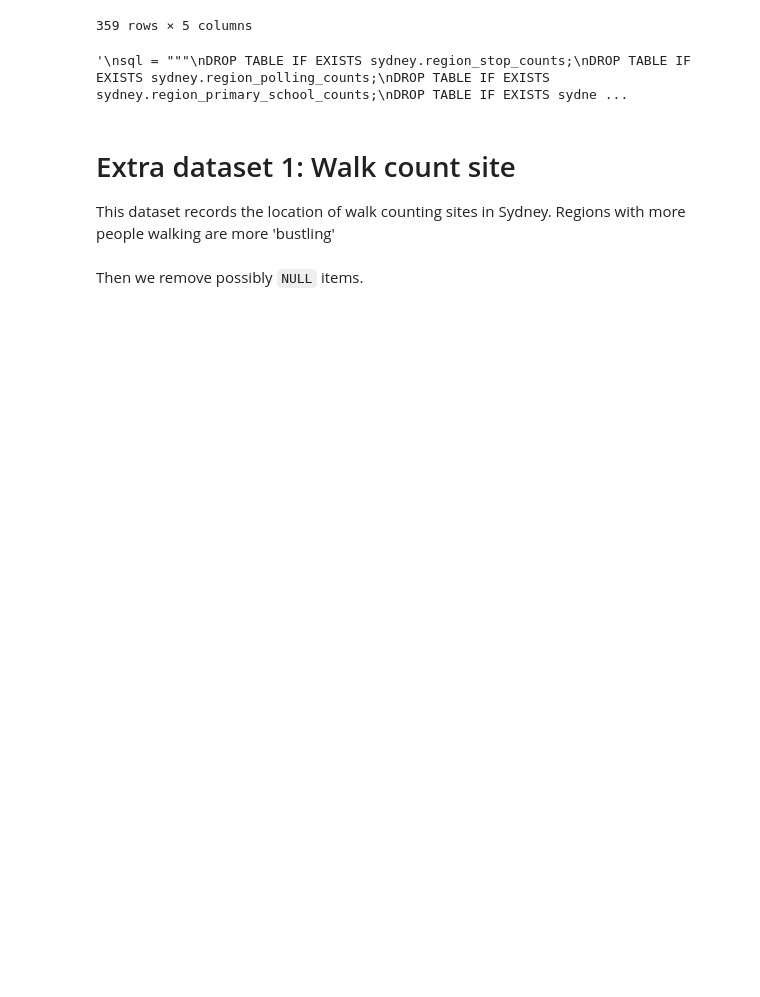
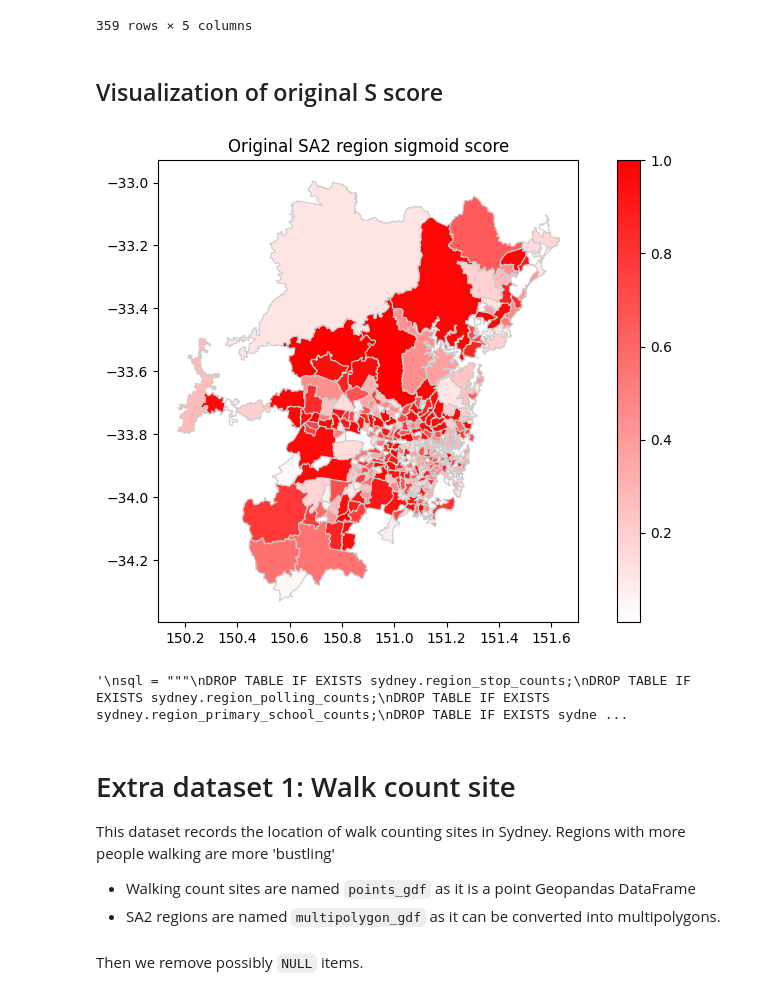
Before and after one commit to YuruYuriFans/DATA2001, a Jupyter notebook: Assignment.ipynb, the cells around one changed output. Cells and saved outputs as stored; diff of their text form; code cells hidden in the pictures; blank space fills up the shorter version.

```diff
--- a/Assignment.ipynb
+++ b/Assignment.ipynb
@@ -1048,6 +1050,28 @@ original_result
 | 357 | 116021562 | Acacia Gardens | 0.008409 | 65756 | 0106000020BB100000010000000103000... |
 | 358 | 128011605 | Lilli Pilli - Port Hacking - Dola... | 0.007937 | 68606 | 0106000020BB100000010000000103000... |
 359 rows × 5 columns
+# %% [markdown]
+## Visualization of original S score
+# %%
+original_result = gpd.read_postgis(sql, con=conn, geom_col='geom')
+
+
+import matplotlib.pyplot as plt
+from matplotlib.colors import LinearSegmentedColormap
+
+# Define a custom colormap where red signifies > 1 and white signifies 0
+colors = [(1, 1, 1), (1, 0, 0)]  # White to Red
+cmap_name = 'custom_red_white'
+custom_cmap = LinearSegmentedColormap.from_list(cmap_name, colors)
+
+fig, ax = plt.subplots(1, 1, figsize=(10, 6))
+
+original_result.plot(column='s_score', cmap=custom_cmap, linewidth=0.8, ax=ax, edgecolor='0.8', legend=True)
+
+plt.title('Original SA2 region sigmoid score')
+plt.show()
+# %% [output]
+[figure, added]
 # %%
 # drop all intermediate tables
 '''
@@ -1066,6 +1090,8 @@ query(conn, sql)
 # %% [markdown]
 # Extra dataset 1: Walk count site
 This dataset records the location of walk counting sites in Sydney. Regions with more people walking are more 'bustling'
+- Walking count sites are named `points_gdf` as it is a point Geopandas DataFrame
+- SA2 regions are named `multipolygon_gdf` as it can be converted into multipolygons.
 # %%
 import geopandas as gpd
 points_gdf = gpd.read_file('Walking_count_sites.geojson')
```
Also changed, not shown: parts of 14 cells of this notebook, 18 other files.
